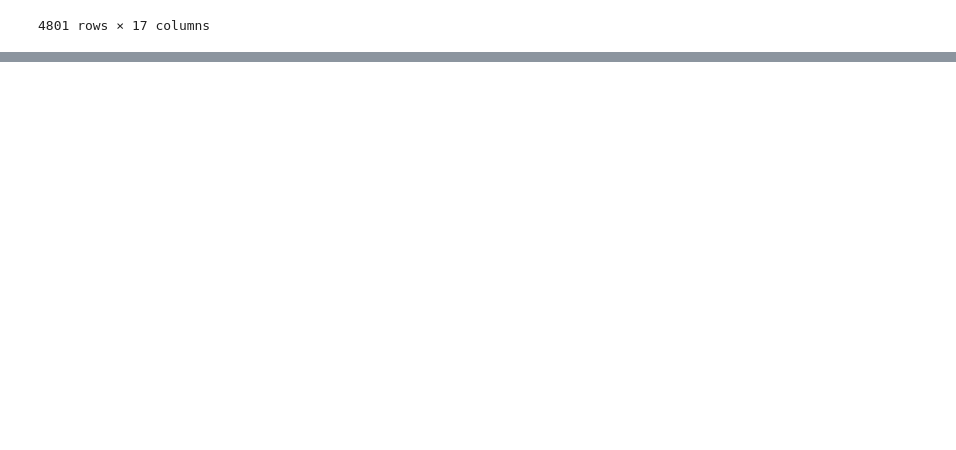
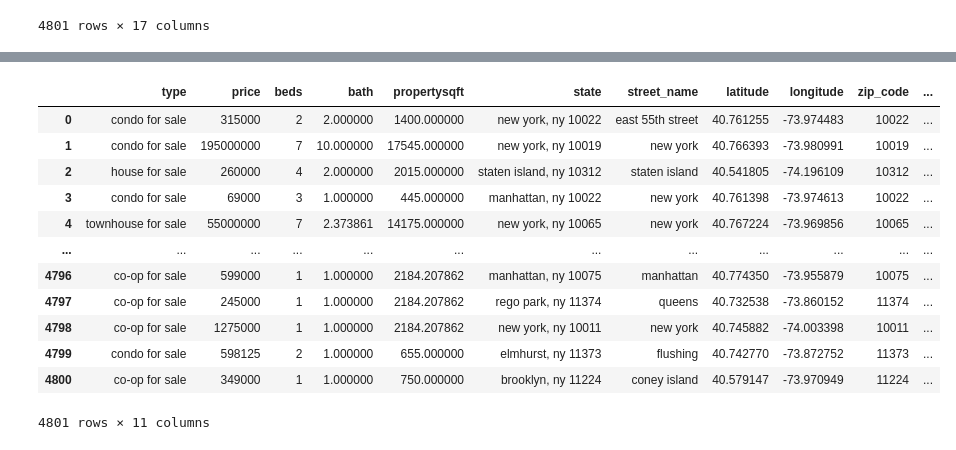
Before and after one commit to samihaque/ny-house-price, a Jupyter notebook: code/data_cleaning.ipynb, the cells around one changed output, grey strips where cells are left out. Saved outputs shown, nothing was run; the diff lists cells and outputs as text; code cells hidden in the pictures; blank space fills up the shorter version.

```diff
--- a/code/data_cleaning.ipynb
+++ b/code/data_cleaning.ipynb
@@ -25,0 +39,4 @@ df
+# %%
+selected_columns = ['TYPE', 'PRICE', 'BEDS', 'BATH', 'PROPERTYSQFT', 'STATE', 'STREET_NAME', 'LATITUDE', 'LONGITUDE']
+df_selected = df[selected_columns]
+df_selected.head()
@@ -25,0 +50,3 @@ df
+# %%
+df_selected.columns = [x.lower() for x in df_selected.columns]
+df_selected.head()
@@ -25,0 +60,3 @@ df
+# %%
+df_selected = df_selected.apply(lambda x: x.str.lower() if x.dtype == 'object' else x)
+df_selected
@@ -25,0 +77,18 @@ df
+# %%
+df_selected['zip_code']= df_selected['state'].str.extract(r'(\d{5})$')
+df_selected['city']= df_selected['state'].apply(lambda x: x.split(',')[0].strip())
+df_selected
+# %% [output]
+|  | type | price | beds | bath | propertysqft | state | street_name | latitude | longitude | zip_code | ... |
+| 0 | condo for sale | 315000 | 2 | 2.000000 | 1400.000000 | new york, ny 10022 | east 55th street | 40.761255 | -73.974483 | 10022 | ... |
+| 1 | condo for sale | 195000000 | 7 | 10.000000 | 17545.000000 | new york, ny 10019 | new york | 40.766393 | -73.980991 | 10019 | ... |
+| 2 | house for sale | 260000 | 4 | 2.000000 | 2015.000000 | staten island, ny 10312 | staten island | 40.541805 | -74.196109 | 10312 | ... |
+| 3 | condo for sale | 69000 | 3 | 1.000000 | 445.000000 | manhattan, ny 10022 | new york | 40.761398 | -73.974613 | 10022 | ... |
+| 4 | townhouse for sale | 55000000 | 7 | 2.373861 | 14175.000000 | new york, ny 10065 | new york | 40.767224 | -73.969856 | 10065 | ... |
+| ... | ... | ... | ... | ... | ... | ... | ... | ... | ... | ... | ... |
+| 4796 | co-op for sale | 599000 | 1 | 1.000000 | 2184.207862 | manhattan, ny 10075 | manhattan | 40.774350 | -73.955879 | 10075 | ... |
+| 4797 | co-op for sale | 245000 | 1 | 1.000000 | 2184.207862 | rego park, ny 11374 | queens | 40.732538 | -73.860152 | 11374 | ... |
+| 4798 | co-op for sale | 1275000 | 1 | 1.000000 | 2184.207862 | new york, ny 10011 | new york | 40.745882 | -74.003398 | 10011 | ... |
+| 4799 | condo for sale | 598125 | 2 | 1.000000 | 655.000000 | elmhurst, ny 11373 | flushing | 40.742770 | -73.872752 | 11373 | ... |
+| 4800 | co-op for sale | 349000 | 1 | 1.000000 | 750.000000 | brooklyn, ny 11224 | coney island | 40.579147 | -73.970949 | 11224 | ... |
+4801 rows × 11 columns
```
Also changed, not shown: parts of 19 cells of this notebook.
